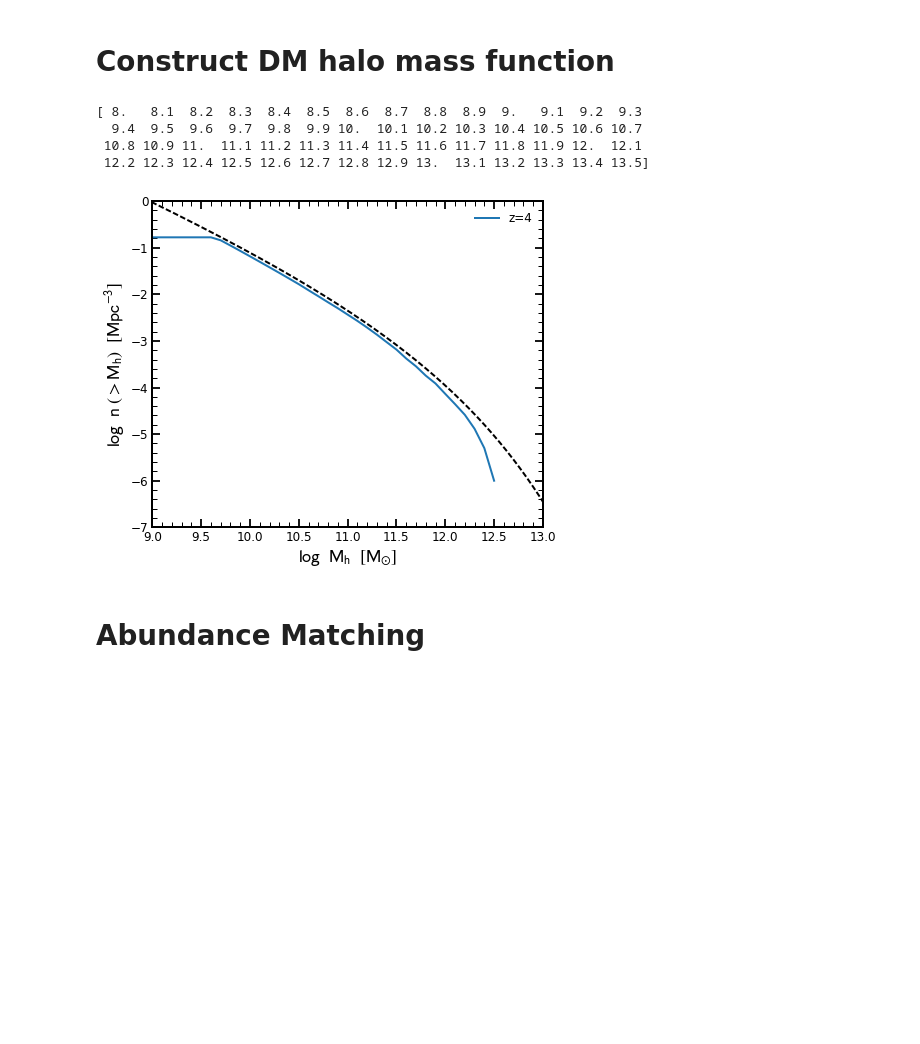
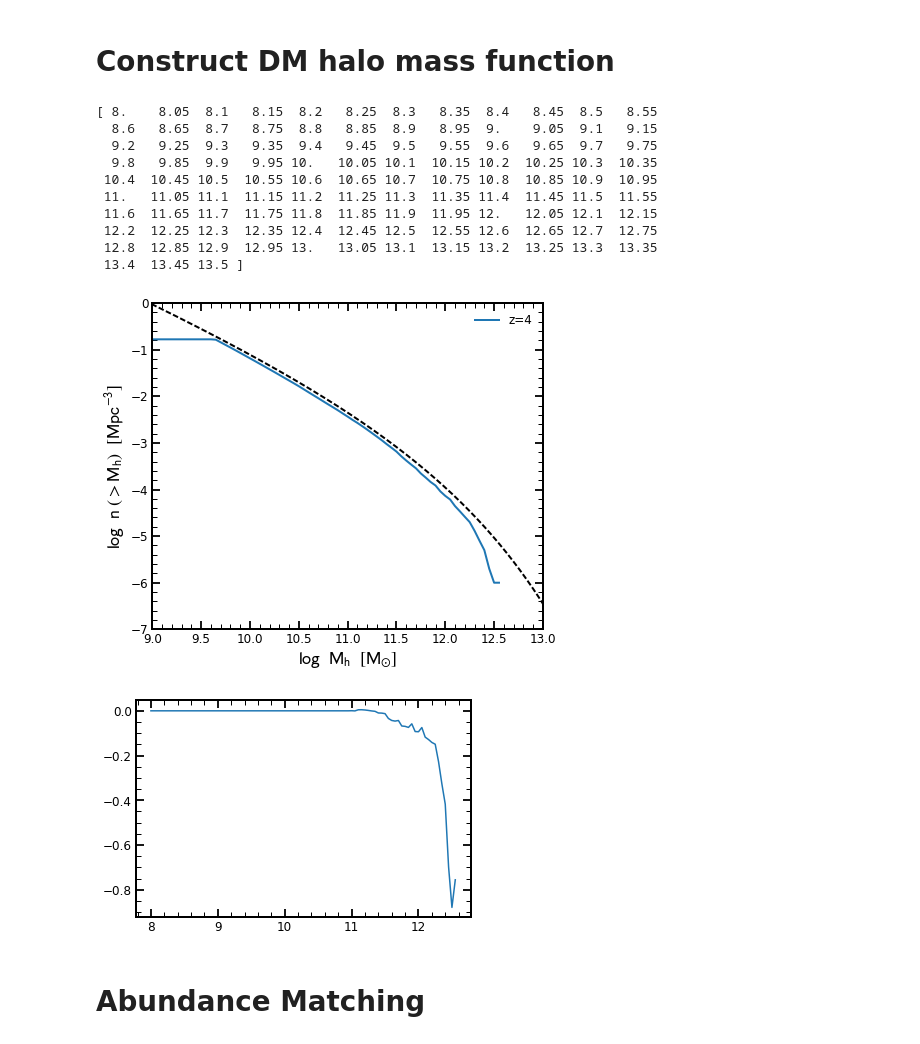
Before and after one commit to stacchella/halo_model, a Jupyter notebook: scripts/Calibration.ipynb, the cells around one changed output. Drawn from its saved outputs; the diff is of its cells as text; code cells hidden in the pictures; blank space fills up the shorter version.

```diff
--- a/scripts/Calibration.ipynb
+++ b/scripts/Calibration.ipynb
@@ -64,7 +63,7 @@ min_mass = 9.0
 max_mass = 13.5
 volume_box = 100.0**3  # in Mpc^-3
 
-mass_bins = np.linspace(8.0, 13.5, num=56)
+mass_bins = np.linspace(8.0, 13.5, num=111)
 print mass_bins
 mass_bins_left = mass_bins[:-1]
 mass_bins_center = mass_bins[:-1]+0.5*np.diff(mass_bins)
@@ -94,11 +93,30 @@ plt.legend(frameon=False, fontsize=12)
 plt.savefig(path_figures + 'Tests/HaloMF_z4.pdf', bbox_inches='tight')
 plt.show()
 # %% [output]
-[ 8.   8.1  8.2  8.3  8.4  8.5  8.6  8.7  8.8  8.9  9.   9.1  9.2  9.3
-  9.4  9.5  9.6  9.7  9.8  9.9 10.  10.1 10.2 10.3 10.4 10.5 10.6 10.7
- 10.8 10.9 11.  11.1 11.2 11.3 11.4 11.5 11.6 11.7 11.8 11.9 12.  12.1
- 12.2 12.3 12.4 12.5 12.6 12.7 12.8 12.9 13.  13.1 13.2 13.3 13.4 13.5]
+[ 8.    8.05  8.1   8.15  8.2   8.25  8.3   8.35  8.4   8.45  8.5   8.55
+  8.6   8.65  8.7   8.75  8.8   8.85  8.9   8.95  9.    9.05  9.1   9.15
+  9.2   9.25  9.3   9.35  9.4   9.45  9.5   9.55  9.6   9.65  9.7   9.75
+  9.8   9.85  9.9   9.95 10.   10.05 10.1  10.15 10.2  10.25 10.3  10.35
+ 10.4  10.45 10.5  10.55 10.6  10.65 10.7  10.75 10.8  10.85 10.9  10.95
+ 11.   11.05 11.1  11.15 11.2  11.25 11.3  11.35 11.4  11.45 11.5  11.55
+ 11.6  11.65 11.7  11.75 11.8  11.85 11.9  11.95 12.   12.05 12.1  12.15
+ 12.2  12.25 12.3  12.35 12.4  12.45 12.5  12.55 12.6  12.65 12.7  12.75
+ 12.8  12.85 12.9  12.95 13.   13.05 13.1  13.15 13.2  13.25 13.3  13.35
+ 13.4  13.45 13.5 ]
 [figure]
+# %%
+# compute difference, but take out average
+
+difference_HMF = np.log10(HMF_z4)-np.interp(mass_bins_left, np.log10(HMF_analytic_z4[0]), np.log10(HMF_analytic_z4[1]), left=np.nan, right=np.nan)
+
+idx_11 = np.abs(mass_bins_left-11.0).argmin()
+difference_HMF -= np.median(difference_HMF[idx_11-5:idx_11+5])
+difference_HMF[:idx_11] = 0.0
+
+plt.plot(mass_bins_left, difference_HMF)
+plt.show()
+# %% [output]
+[figure, added]
 # %% [markdown]
 # Abundance Matching
 # %% [markdown]
```
Also changed, not shown: parts of 7 cells of this notebook, 5 other files.
